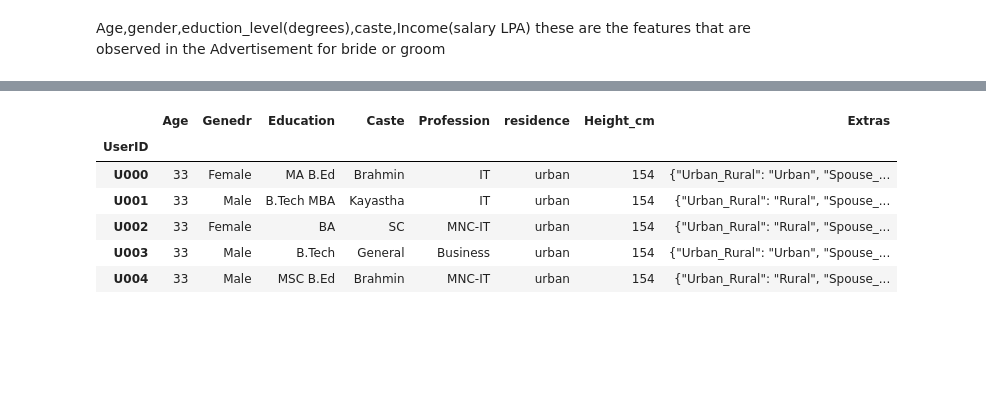
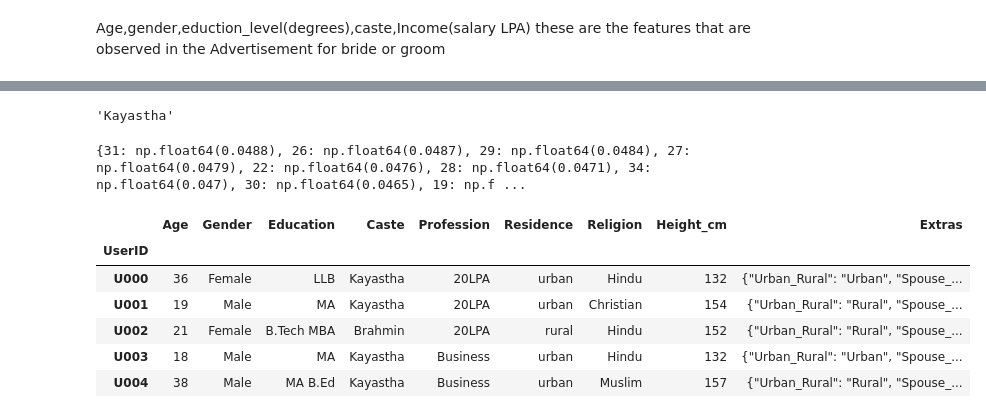
Before and after one commit to kushal-a11y/FinalYearProject, a Jupyter notebook: Matrimony_Matchmaker/notebooks/User+Preference Profile/code.ipynb, the cells around one changed output, grey strips where cells are left out. Drawn from its saved outputs; the diff is of its cells as text; code cells hidden in the pictures; blank space fills up the shorter version.

```diff
--- a/Matrimony_Matchmaker/notebooks/User+Preference Profile/code.ipynb
+++ b/Matrimony_Matchmaker/notebooks/User+Preference Profile/code.ipynb
@@ -173,3 +173,8 @@ age = [
     36, 21, 29, 30, 25, 33, 38
 ]
 heights = [162, 154, 152, 157, 132]
+# %%
+sum = df["Religion"].value_counts().sum()
+religion_weights = dict(df["Religion"].value_counts().apply(lambda x : x/sum))
+
+print(religion_weights)
@@ -186,6 +193,9 @@ user_profile= {
     "Education": [select_degree_by_weight() for _ in range(len(df))],
     "Caste": [select_caste_by_weight() for _ in range(len(df))],
     "Profession": [slect_profession_by_weight() for _ in range(len(df))],
+    "Religion": [random.choices(
+                    population=list(religion_weights.keys()),
+                    weights=list(religion_weights.values()))[0] for _ in range(len(df))],
     "residence": random.choice(['urban','rural']),
     "Height_cm": random.choice(heights),
     "Extras": df.apply(
@@ -211,0 +219,4 @@ KeyError: "None of ['UserID'] are in the columns"
+# %%
+user_profile_df.loc['U001',"Caste"]
+# %% [output]
+'Kayastha'
@@ -211,0 +239,7 @@ KeyError: "None of ['UserID'] are in the columns"
+# %%
+sum = df["Age_at_Marriage"].value_counts().sum()
+age_weights = dict(df["Age_at_Marriage"].value_counts().apply(lambda x : x/sum))
+
+print(age_weights)
+# %% [output]
+{31: np.float64(0.0488), 26: np.float64(0.0487), 29: np.float64(0.0484), 27: np.float64(0.0479), 22: np.float64(0.0476), 28: np.float64(0.0471), 34: np.float64(0.047), 30: np.float64(0.0465), 19: np.f ...
@@ -212,28 +248,36 @@ KeyError: "None of ['UserID'] are in the columns"
 # %%
-gender = df["Gender"].apply(lambda x: "Female" if x == "Male"else "Male")
-user_preference= {
-    "Age": random.choice(age),
-    "Genedr": gender,
-    "Education": [select_degree_by_weight() for _ in range(len(df))],
-    "Caste": [select_caste_by_weight() for _ in range(len(df))],
-    "Profession": [slect_profession_by_weight() for _ in range(len(df))],
-    "residence": random.choice(['urban','rural']),
-    "Height_cm": random.choice(heights),
-    "Extras": df.apply(
-        lambda x: json.dumps({
-            "Urban_Rural": x["Urban_Rural"],
-            "Spouse_Working": x["Spouse_Working"]
-        }),
-        axis=1
-    )
-}
-user_preference_df = pd.DataFrame(user_preference)
+user_preference_df = pd.DataFrame(index=df.index)
+user_preference_df["Age"] = [random.choices(population=list(age_weights.keys()),
+                                             weights=list(age_weights.values()))[0]
+                             for _ in range(len(df))]
+user_preference_df["Gender"] = gender
+user_preference_df["Education"] = [select_degree_by_weight() for _ in range(len(df))]
+user_preference_df["Caste"] = [
+    user_profile_df.loc[i, "Caste"] if df.loc[i, "Caste_Match"]=="Same" else select_caste_by_weight()
+    for i in df.index
+]
+user_preference_df["Profession"] = [slect_profession_by_weight() for _ in range(len(df))]
+user_preference_df["Residence"] = [random.choice(['urban','rural']) for _ in range(len(df))]
+user_preference_df["Religion"] = [
+    user_profile_df.loc[i, "Religion"] if df.loc[i, "Inter-Religion"]=="No" else
+    random.choices(population=list(religion_weights.keys()), weights=list(religion_weights.values()))[0]
+    for i in df.index
+]
+user_preference_df["Height_cm"] = [random.choice(heights) for _ in range(len(df))]
+user_preference_df["Extras"] = df.apply(
+    lambda x: json.dumps({
+        "Urban_Rural": x["Urban_Rural"],
+        "Spouse_Working": x["Spouse_Working"]
+    }),
+    axis=1
+)
+
 user_preference_df.head(5)
 # %% [output]
-|  | Age | Genedr | Education | Caste | Profession | residence | Height_cm | Extras |
-| UserID |  |  |  |  |  |  |  |  |
-| U000 | 33 | Female | MA B.Ed | Brahmin | IT | urban | 154 | {"Urban_Rural": "Urban", "Spouse_... |
-| U001 | 33 | Male | B.Tech MBA | Kayastha | IT | urban | 154 | {"Urban_Rural": "Rural", "Spouse_... |
-| U002 | 33 | Female | BA | SC | MNC-IT | urban | 154 | {"Urban_Rural": "Rural", "Spouse_... |
-| U003 | 33 | Male | B.Tech | General | Business | urban | 154 | {"Urban_Rural": "Urban", "Spouse_... |
-| U004 | 33 | Male | MSC B.Ed | Brahmin | MNC-IT | urban | 154 | {"Urban_Rural": "Rural", "Spouse_... |
+|  | Age | Gender | Education | Caste | Profession | Residence | Religion | Height_cm | Extras |
+| UserID |  |  |  |  |  |  |  |  |  |
+| U000 | 36 | Female | LLB | Kayastha | 20LPA | urban | Hindu | 132 | {"Urban_Rural": "Urban", "Spouse_... |
+| U001 | 19 | Male | MA | Kayastha | 20LPA | urban | Christian | 154 | {"Urban_Rural": "Rural", "Spouse_... |
+| U002 | 21 | Female | B.Tech MBA | Brahmin | 20LPA | rural | Hindu | 152 | {"Urban_Rural": "Rural", "Spouse_... |
+| U003 | 18 | Male | MA | Kayastha | Business | urban | Hindu | 132 | {"Urban_Rural": "Urban", "Spouse_... |
+| U004 | 38 | Male | MA B.Ed | Kayastha | Business | urban | Muslim | 157 | {"Urban_Rural": "Rural", "Spouse_... |
```
Also changed, not shown: parts of 9 cells of this notebook.
